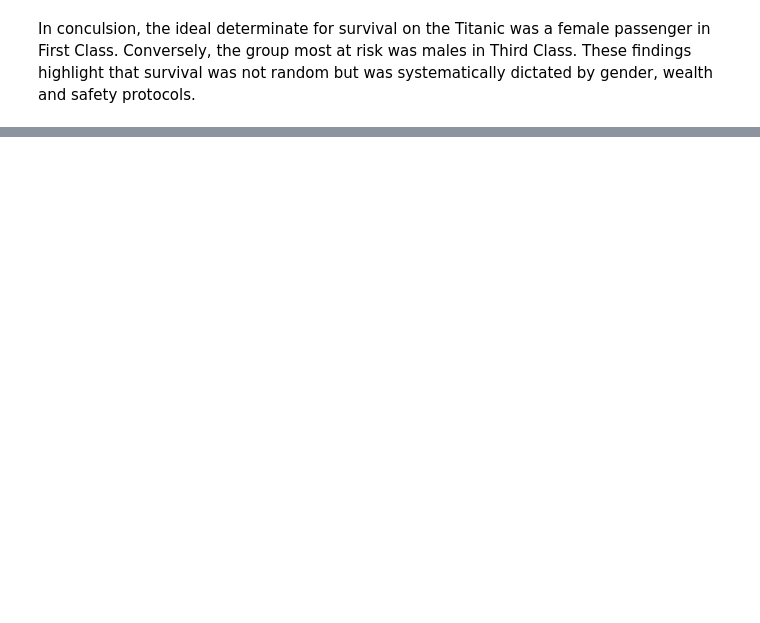
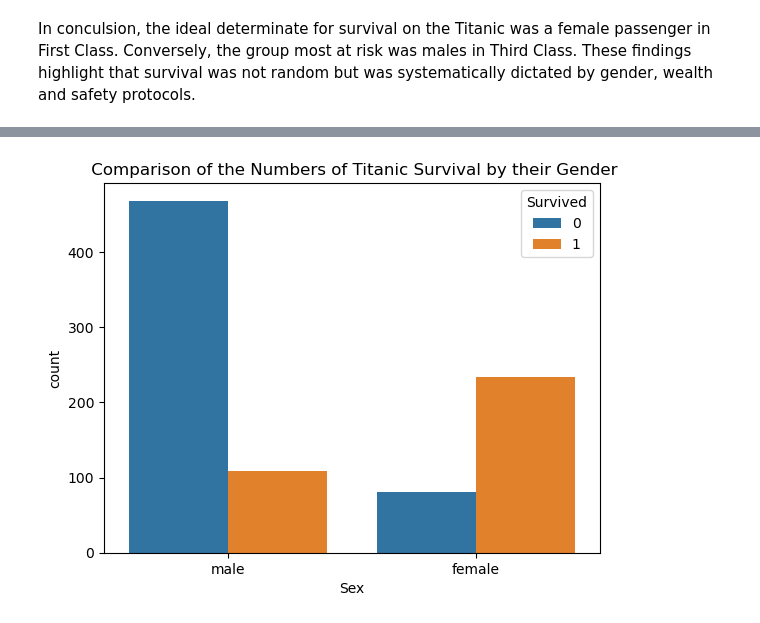
Before and after one commit to datawthishakirat/Titanic_Data_set, a Jupyter notebook: Titanic project(1).ipynb, the cells around one changed output, grey strips where cells are left out. Saved outputs shown, nothing was run; the diff lists cells and outputs as text; code cells hidden in the pictures; blank space fills up the shorter version.

```diff
--- a/Titanic project(1).ipynb
+++ b/Titanic project(1).ipynb
@@ -311,0 +317,6 @@ plt.savefig('gender.png', dpi=300)
+# %%
+sns.countplot(x='Sex', hue='Survived', data=titanic)
+plt.title(' Comparison of the Numbers of Titanic Survival by their Gender')
+plt.savefig('gender_survival.png', dpi=300)
+# %% [output]
+[figure, added]
```
Also changed, not shown: parts of 14 cells of this notebook.
